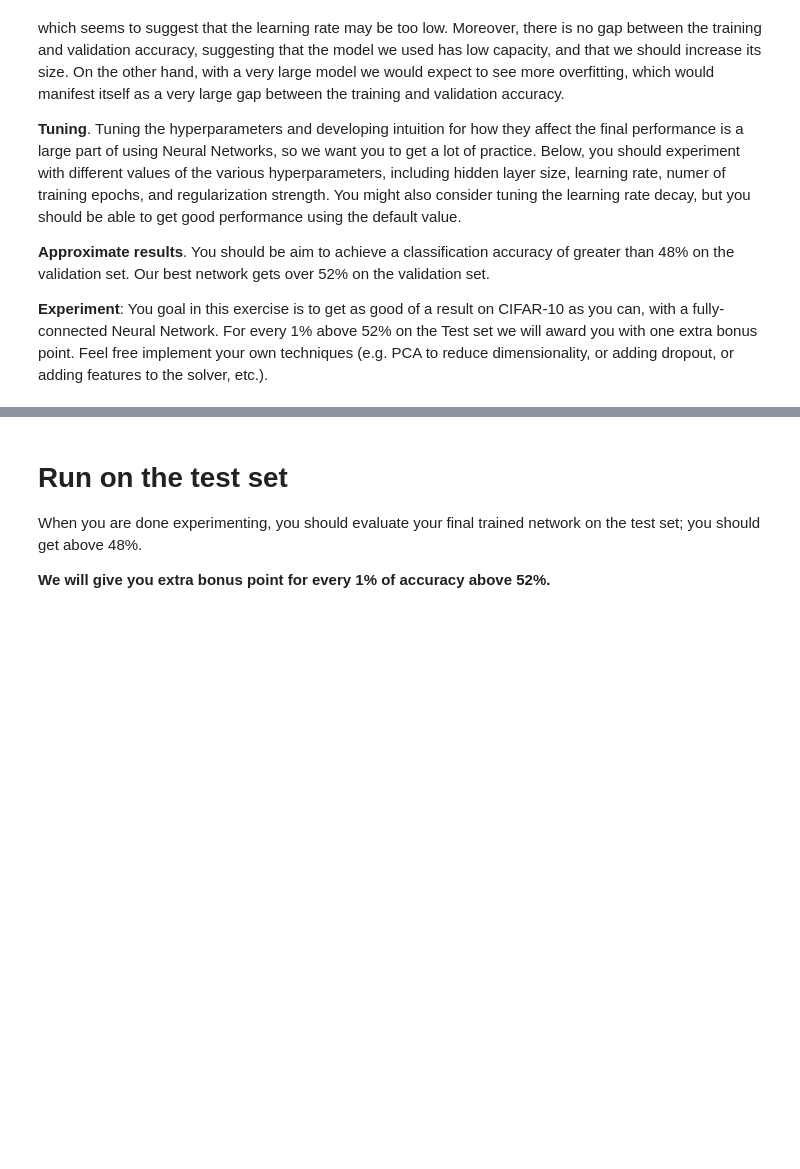
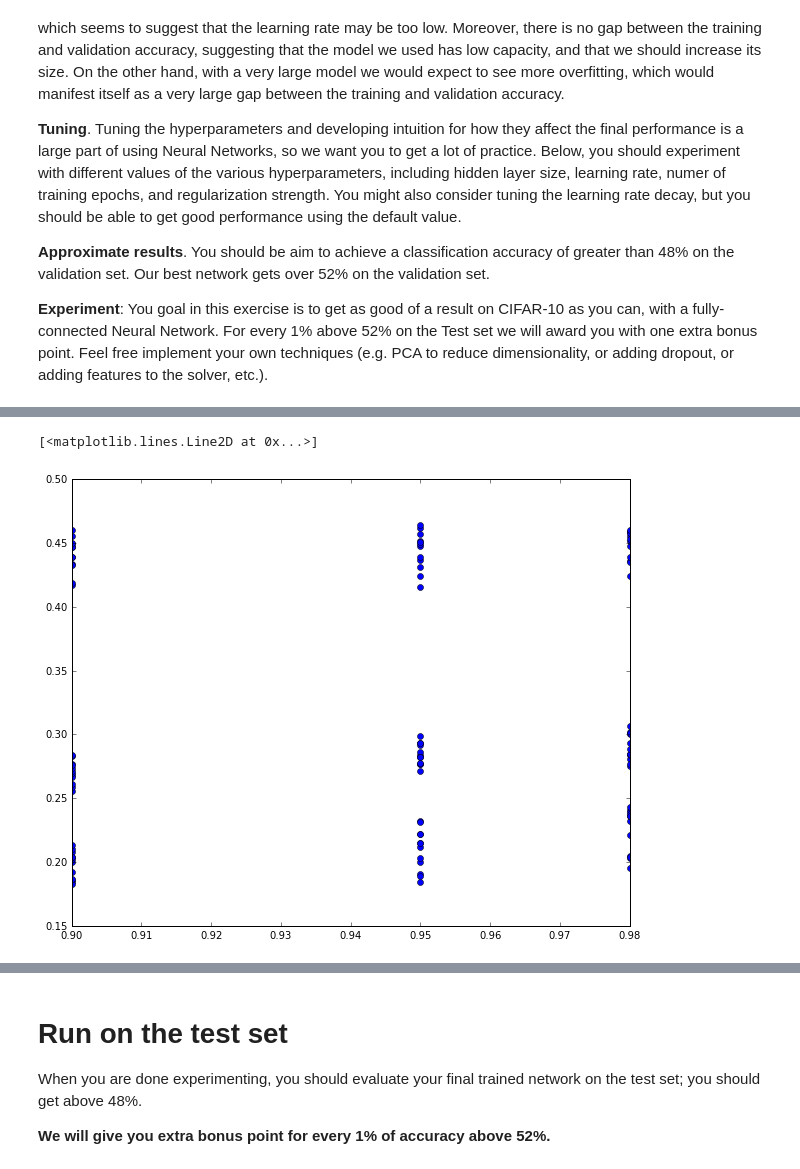
Before and after one commit to grammati/stuff, a Jupyter notebook: cs231n/assignment1/two_layer_net.ipynb, the cells around one changed output, grey strips where cells are left out. Cells and saved outputs as stored; diff of their text form; code cells hidden in the pictures; blank space fills up the shorter version.

```diff
--- a/cs231n/assignment1/two_layer_net.ipynb
+++ b/cs231n/assignment1/two_layer_net.ipynb
@@ -299,0 +353,6 @@ pass
+# %%
+# Accuracies by learning rate decay
+plt.plot(data[:,3], data[:,0], 'o')
+# %% [output]
+[<matplotlib.lines.Line2D at 0x...>]
+[figure, added]
```
Also changed, not shown: parts of 9 cells of this notebook.
